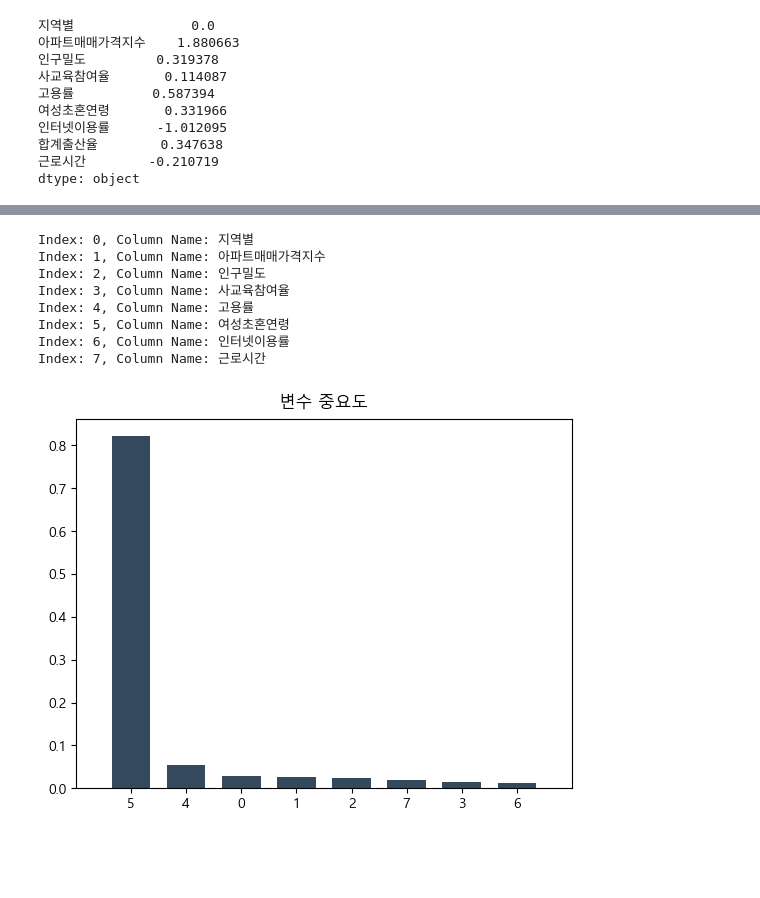
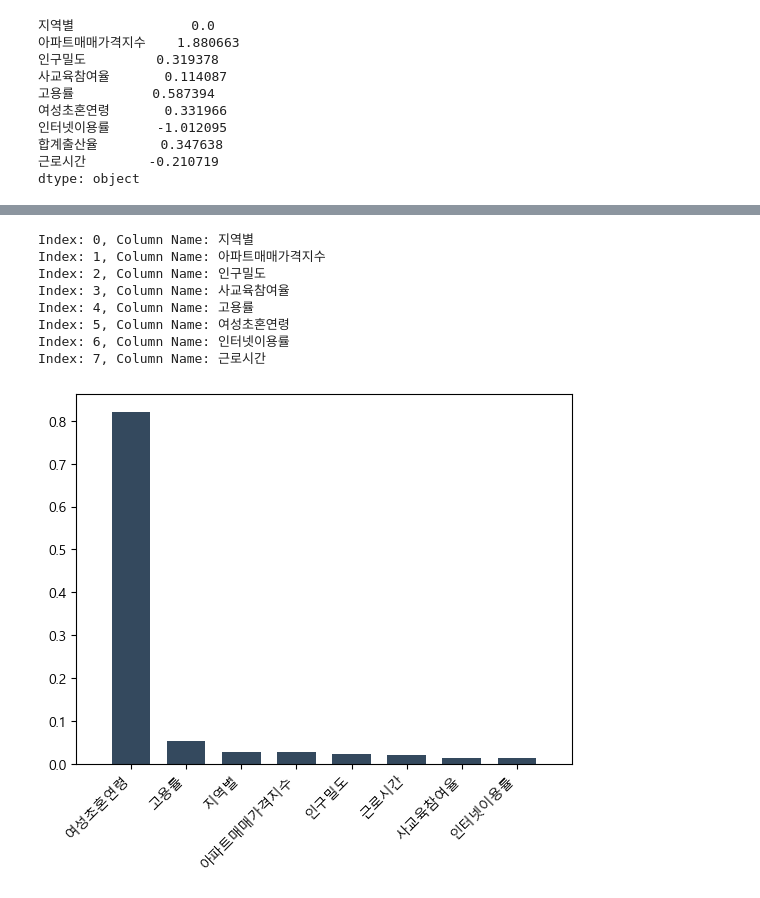
Before and after one commit to gun8217/conda, a Jupyter notebook: project/01. machine learning/project/regression.ipynb, the cells around one changed output, grey strips where cells are left out. Cells and saved outputs as stored; diff of their text form; code cells hidden in the pictures; blank space fills up the shorter version.

```diff
--- a/project/01. machine learning/project/regression.ipynb
+++ b/project/01. machine learning/project/regression.ipynb
@@ -108,34 +133,31 @@ X_train, X_test, y_train, y_test = train_test_split(X, y, test_size=0.2, random_
 # %%
 # 변수 중요도 확인
 from sklearn.ensemble import RandomForestRegressor
 
 for index, column in enumerate(X.columns):
     print(f'Index: {index}, Column Name: {column}')
 
-# 랜덤 포레스트 모델 생성
 rf_model = RandomForestRegressor(n_estimators=100, random_state=42)
 rf_model.fit(X_train, y_train)
 
 importances = rf_model.feature_importances_
 indices = np.argsort(importances)[::-1]
 
-plt.title('변수 중요도', pad=8)
-
 bar_width = 0.7
 plt.bar(range(X.shape[1]), importances[indices], width=bar_width, color=(52/255, 73/255, 94/255, 1.0), align='center')
-plt.xticks(range(X.shape[1]), indices)
+plt.xticks(range(X.shape[1]), X.columns[indices], rotation=45, ha='right')
 plt.xlim([-1, X.shape[1]])
 plt.show()
 # %% [output]
 Index: 0, Column Name: 지역별
 Index: 1, Column Name: 아파트매매가격지수
 Index: 2, Column Name: 인구밀도
 Index: 3, Column Name: 사교육참여율
 Index: 4, Column Name: 고용률
 Index: 5, Column Name: 여성초혼연령
 Index: 6, Column Name: 인터넷이용률
 Index: 7, Column Name: 근로시간
-[figure, old version]
+[figure, new version]
 # %%
 # 데이터 스케일링
 from sklearn.preprocessing import StandardScaler
```
Also changed, not shown: parts of 14 cells of this notebook.
